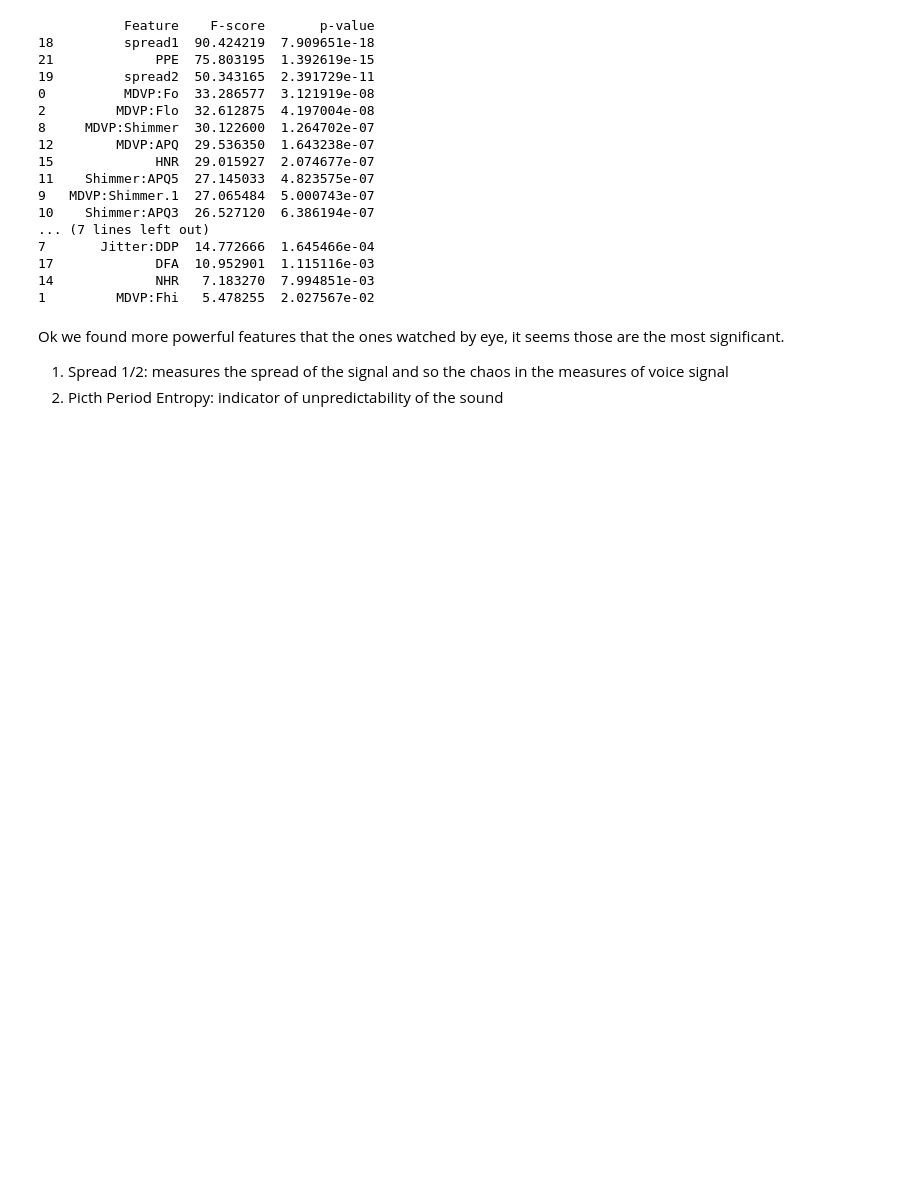
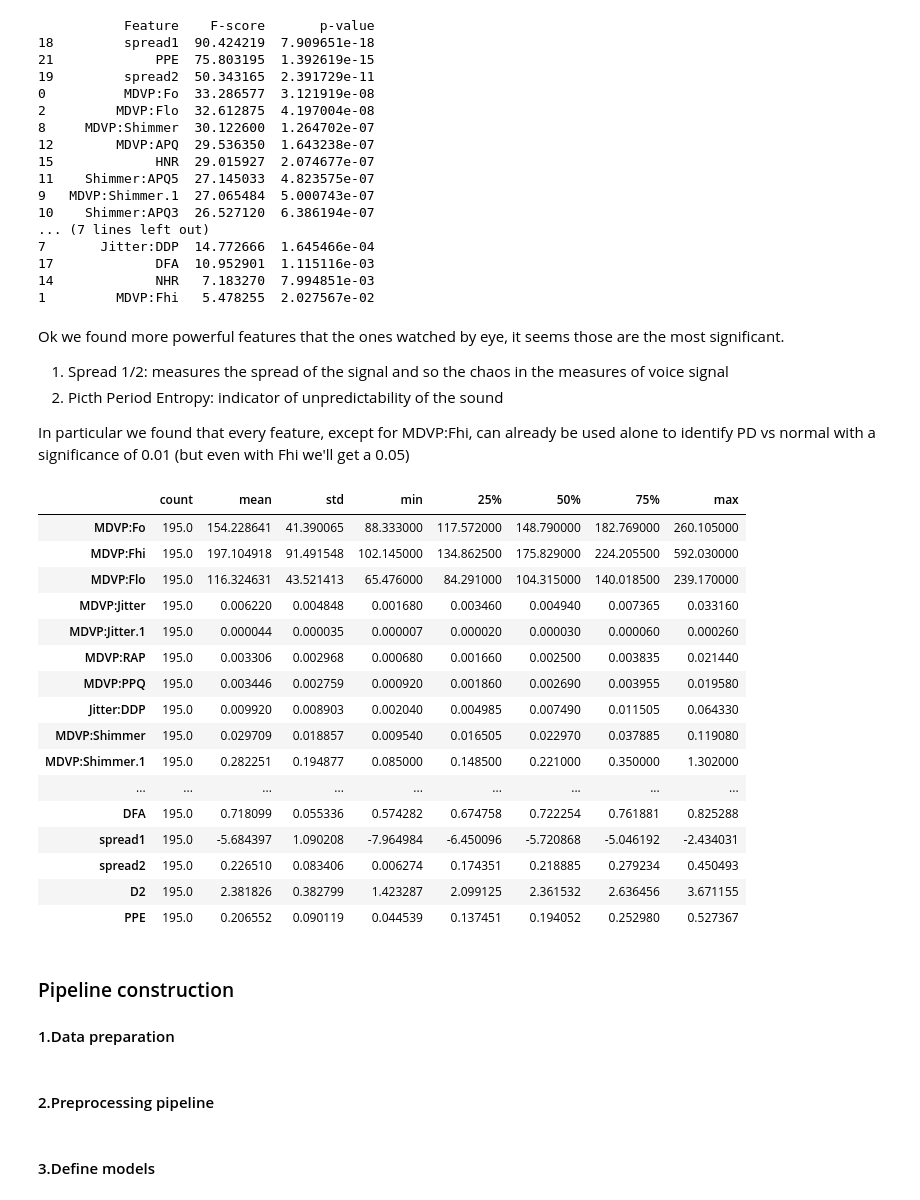
Before and after one commit to markom-x/Heart-Dataset-Analysis, a Jupyter notebook: analyzer.ipynb, the cells around one changed output. Saved outputs shown, nothing was run; the diff lists cells and outputs as text; code cells hidden in the pictures; blank space fills up the shorter version.

Commit message:
starting preprocessing

```diff
--- a/analyzer.ipynb
+++ b/analyzer.ipynb
@@ -186,3 +186,5 @@ print(scores)
 Ok we found more powerful features that the ones watched by eye, it seems those are the most significant.
 1) Spread 1/2: measures the spread of the signal and so the chaos in the measures of voice signal
 2) Picth Period Entropy: indicator of unpredictability of the sound
+
+In particular we found that every feature, except for MDVP:Fhi, can already be used alone to identify PD vs normal with a significance of 0.01 (but even with Fhi we'll get a 0.05)
@@ -188,0 +208,28 @@ Ok we found more powerful features that the ones watched by eye, it seems those
+# %%
+#use chi squared to evaluate differences between 2 tables
+df.describe().T
+# %% [output]
+|  | count | mean | std | min | 25% | 50% | 75% | max |
+| MDVP:Fo | 195.0 | 154.228641 | 41.390065 | 88.333000 | 117.572000 | 148.790000 | 182.769000 | 260.105000 |
+| MDVP:Fhi | 195.0 | 197.104918 | 91.491548 | 102.145000 | 134.862500 | 175.829000 | 224.205500 | 592.030000 |
+| MDVP:Flo | 195.0 | 116.324631 | 43.521413 | 65.476000 | 84.291000 | 104.315000 | 140.018500 | 239.170000 |
+| MDVP:Jitter | 195.0 | 0.006220 | 0.004848 | 0.001680 | 0.003460 | 0.004940 | 0.007365 | 0.033160 |
+| MDVP:Jitter.1 | 195.0 | 0.000044 | 0.000035 | 0.000007 | 0.000020 | 0.000030 | 0.000060 | 0.000260 |
+| MDVP:RAP | 195.0 | 0.003306 | 0.002968 | 0.000680 | 0.001660 | 0.002500 | 0.003835 | 0.021440 |
+| MDVP:PPQ | 195.0 | 0.003446 | 0.002759 | 0.000920 | 0.001860 | 0.002690 | 0.003955 | 0.019580 |
+| Jitter:DDP | 195.0 | 0.009920 | 0.008903 | 0.002040 | 0.004985 | 0.007490 | 0.011505 | 0.064330 |
+| MDVP:Shimmer | 195.0 | 0.029709 | 0.018857 | 0.009540 | 0.016505 | 0.022970 | 0.037885 | 0.119080 |
+| MDVP:Shimmer.1 | 195.0 | 0.282251 | 0.194877 | 0.085000 | 0.148500 | 0.221000 | 0.350000 | 1.302000 |
+| ... | ... | ... | ... | ... | ... | ... | ... | ... |
+| DFA | 195.0 | 0.718099 | 0.055336 | 0.574282 | 0.674758 | 0.722254 | 0.761881 | 0.825288 |
+| spread1 | 195.0 | -5.684397 | 1.090208 | -7.964984 | -6.450096 | -5.720868 | -5.046192 | -2.434031 |
+| spread2 | 195.0 | 0.226510 | 0.083406 | 0.006274 | 0.174351 | 0.218885 | 0.279234 | 0.450493 |
+| D2 | 195.0 | 2.381826 | 0.382799 | 1.423287 | 2.099125 | 2.361532 | 2.636456 | 3.671155 |
+| PPE | 195.0 | 0.206552 | 0.090119 | 0.044539 | 0.137451 | 0.194052 | 0.252980 | 0.527367 |
+# %% [markdown]
+### Pipeline construction
+#### 1.Data preparation
+# %% [markdown]
+#### 2.Preprocessing pipeline
+# %% [markdown]
+#### 3.Define models
```
Also changed, not shown: parts of 9 cells of this notebook.
